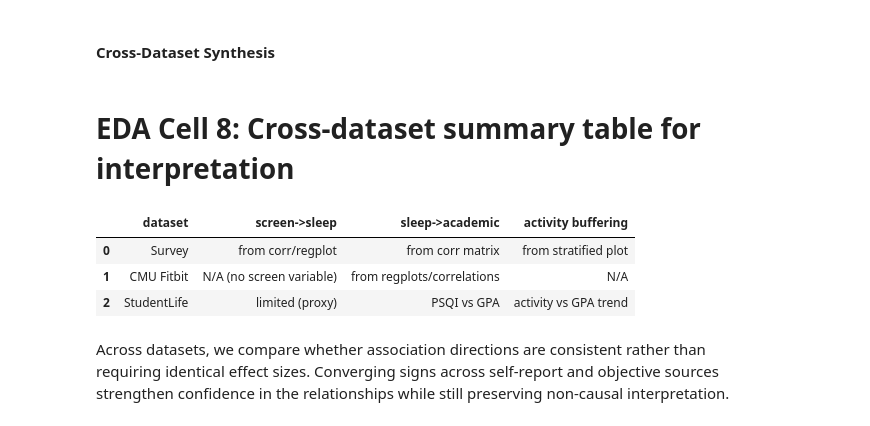
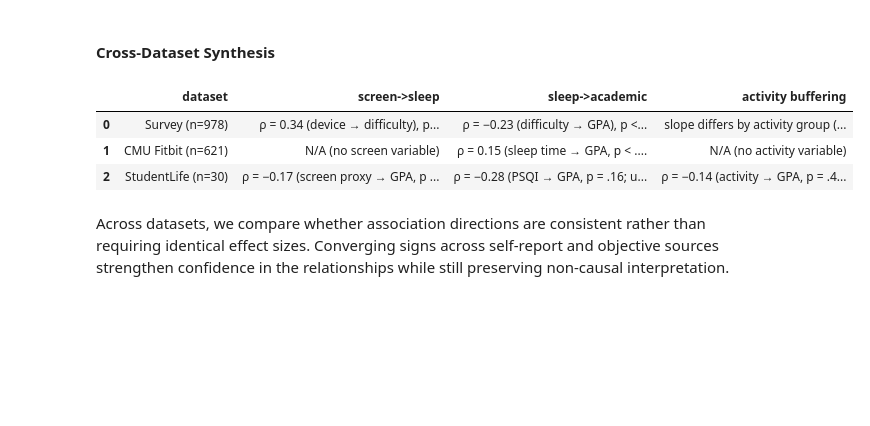
Before and after one commit to COGS108/Group097_WI26, a Jupyter notebook: 02-EDACheckpoint.ipynb, the cells around one changed output. Cells and saved outputs as stored; diff of their text form; code cells hidden in the pictures; blank space fills up the shorter version.

```diff
--- a/02-EDACheckpoint.ipynb
+++ b/02-EDACheckpoint.ipynb
@@ -1025,20 +954,18 @@ if "sleep_quality" in d3.columns:
 This section provides objective proxy evidence for screen/activity links, but sample size is small and measures are proxies rather than direct constructs. We treat these results as triangulation evidence rather than standalone confirmation.
 # %% [markdown]
 #### Cross-Dataset Synthesis
-# %% [markdown]
-# EDA Cell 8: Cross-dataset summary table for interpretation
 # %%
 summary = pd.DataFrame([
-    {"dataset": "Survey", "screen->sleep": "from corr/regplot", "sleep->academic": "from corr matrix", "activity buffering": "from stratified plot"},
-    {"dataset": "CMU Fitbit", "screen->sleep": "N/A (no screen variable)", "sleep->academic": "from regplots/correlations", "activity buffering": "N/A"},
-    {"dataset": "StudentLife", "screen->sleep": "limited (proxy)", "sleep->academic": "PSQI vs GPA", "activity buffering": "activity vs GPA trend"}
+    {"dataset": "Survey (n=978)", "screen->sleep": "ρ = 0.34 (device → difficulty), p < .001", "sleep->academic": "ρ = −0.23 (difficulty → GPA), p < .001", "activity buffering": "slope differs by activity group (stratified regplot)"},
+    {"dataset": "CMU Fitbit (n=621)", "screen->sleep": "N/A (no screen variable)", "sleep->academic": "ρ = 0.15 (sleep time → GPA, p < .001); ρ = −0.21 (irregularity → GPA, p < .001)", "activity buffering": "N/A (no activity variable)"},
+    {"dataset": "StudentLife (n=30)", "screen->sleep": "ρ = −0.17 (screen proxy → GPA, p = .36; underpowered)", "sleep->academic": "ρ = −0.28 (PSQI → GPA, p = .16; underpowered)", "activity buffering": "ρ = −0.14 (activity → GPA, p = .45; underpowered)"}
 ])
 summary
 # %% [output]
 |  | dataset | screen->sleep | sleep->academic | activity buffering |
-| 0 | Survey | from corr/regplot | from corr matrix | from stratified plot |
-| 1 | CMU Fitbit | N/A (no screen variable) | from regplots/correlations | N/A |
-| 2 | StudentLife | limited (proxy) | PSQI vs GPA | activity vs GPA trend |
+| 0 | Survey (n=978) | ρ = 0.34 (device → difficulty), p... | ρ = −0.23 (difficulty → GPA), p <... | slope differs by activity group (... |
+| 1 | CMU Fitbit (n=621) | N/A (no screen variable) | ρ = 0.15 (sleep time → GPA, p < .... | N/A (no activity variable) |
+| 2 | StudentLife (n=30) | ρ = −0.17 (screen proxy → GPA, p ... | ρ = −0.28 (PSQI → GPA, p = .16; u... | ρ = −0.14 (activity → GPA, p = .4... |
 # %% [markdown]
 Across datasets, we compare whether association directions are consistent rather than requiring identical effect sizes. Converging signs across self-report and objective sources strengthen confidence in the relationships while still preserving non-causal interpretation.
 # %% [markdown]
```
Also changed, not shown: parts of 20 cells of this notebook.
